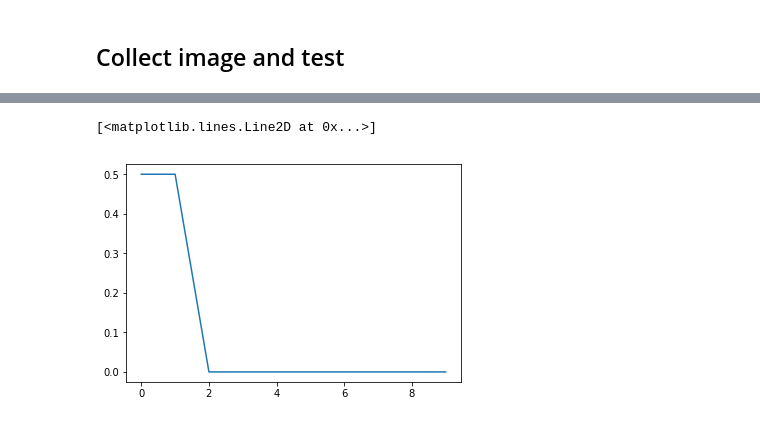
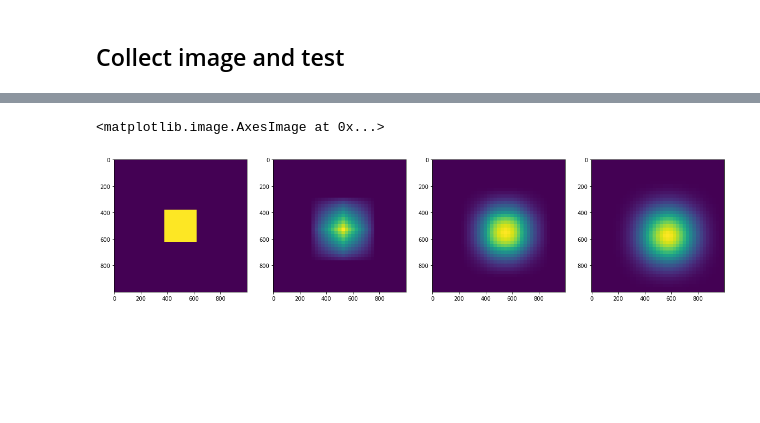
Before and after one commit to pierreglaser/templatematching-mva, a Jupyter notebook: notebooks/train.ipynb, the cells around one changed output, grey strips where cells are left out. Drawn from its saved outputs; the diff is of its cells as text; code cells hidden in the pictures; blank space fills up the shorter version.

```diff
--- a/notebooks/train.ipynb
+++ b/notebooks/train.ipynb
@@ -92,5 +66,28 @@ Bik = make_k_th_order_spline(s, 3)
-# %%
-plt.plot(Bik(2))
-# %% [output]
-[<matplotlib.lines.Line2D at 0x...>]
-[figure, removed]
+# %%
+fig, (ax1, ax2, ax3, ax4) = plt.subplots(nrows=1, ncols=4, figsize=(20, 35))
+
+
+Nx = Ny = 251
+Nk = Nl = 51
+
+sk = Nx / Nk
+sl = Ny / Nk
+
+
+x = np.linspace(-10, 10, 1000)
+y = np.linspace(-10, 10, 1000)
+
+B2d = make_2D_spline_deg_n(0, sk=sk, sl=sl)
+ax1.imshow(B2d(x, y))
+
+B2d = make_2D_spline_deg_n(1, sk=sk, sl=sl)
+ax2.imshow(B2d(x, y))
+
+B2d = make_2D_spline_deg_n(2, sk=sk, sl=sl)
+ax3.imshow(B2d(x, y))
+
+B2d = make_2D_spline_deg_n(3, sk=sk, sl=sl)
+ax4.imshow(B2d(x, y))
+# %% [output]
+<matplotlib.image.AxesImage at 0x...>
+[figure, added]
```
Also changed, not shown: parts of 11 cells of this notebook.
